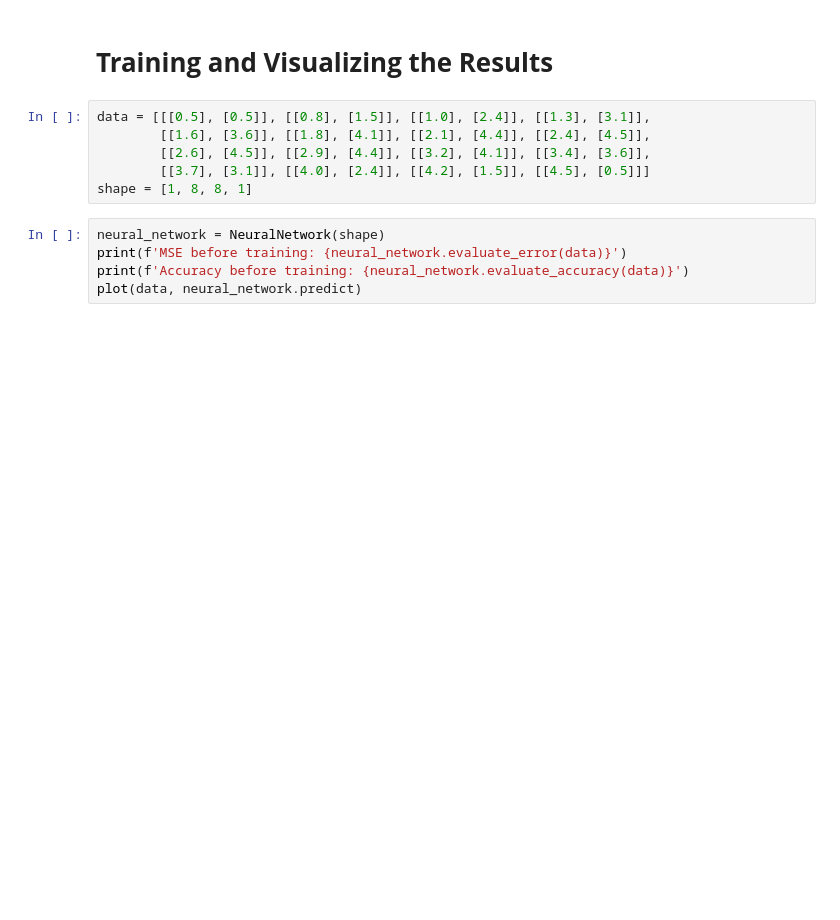
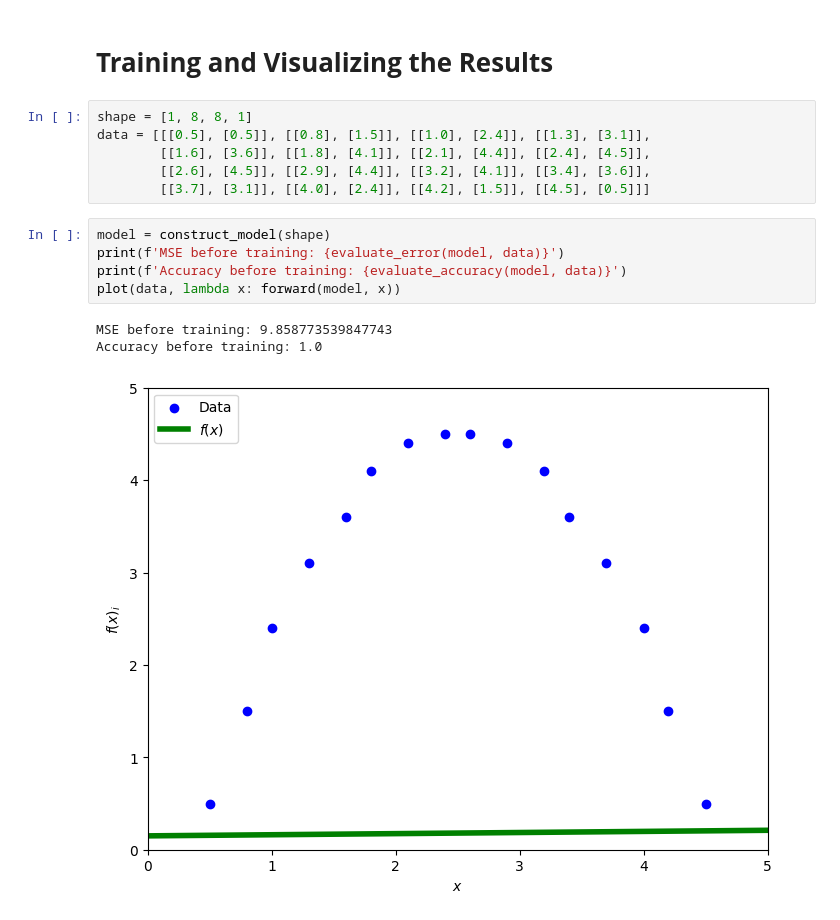
Before and after one commit to EldritchCometh/neural_network_jupyter, a Jupyter notebook: part_06_visualization.ipynb, the cells around one changed output. Saved outputs shown, nothing was run; the diff lists cells and outputs as text; blank space fills up the shorter version.

```diff
--- a/part_06_visualization.ipynb
+++ b/part_06_visualization.ipynb
@@ -30,14 +32,18 @@ plot(data, function)
 # %% [markdown]
 # **Training and Visualizing the Results**
 # %%
+shape = [1, 8, 8, 1]
 data = [[[0.5], [0.5]], [[0.8], [1.5]], [[1.0], [2.4]], [[1.3], [3.1]],
         [[1.6], [3.6]], [[1.8], [4.1]], [[2.1], [4.4]], [[2.4], [4.5]],
         [[2.6], [4.5]], [[2.9], [4.4]], [[3.2], [4.1]], [[3.4], [3.6]],
         [[3.7], [3.1]], [[4.0], [2.4]], [[4.2], [1.5]], [[4.5], [0.5]]]
-shape = [1, 8, 8, 1]
 # %%
-neural_network = NeuralNetwork(shape)
-print(f'MSE before training: {neural_network.evaluate_error(data)}')
-print(f'Accuracy before training: {neural_network.evaluate_accuracy(data)}')
-plot(data, neural_network.predict)
+model = construct_model(shape)
+print(f'MSE before training: {evaluate_error(model, data)}')
+print(f'Accuracy before training: {evaluate_accuracy(model, data)}')
+plot(data, lambda x: forward(model, x))
+# %% [output]
+MSE before training: 9.858773539847743
+Accuracy before training: 1.0
+[figure, added]
 # %%
```
Also changed, not shown: parts of 2 cells of this notebook, 6 other files.
